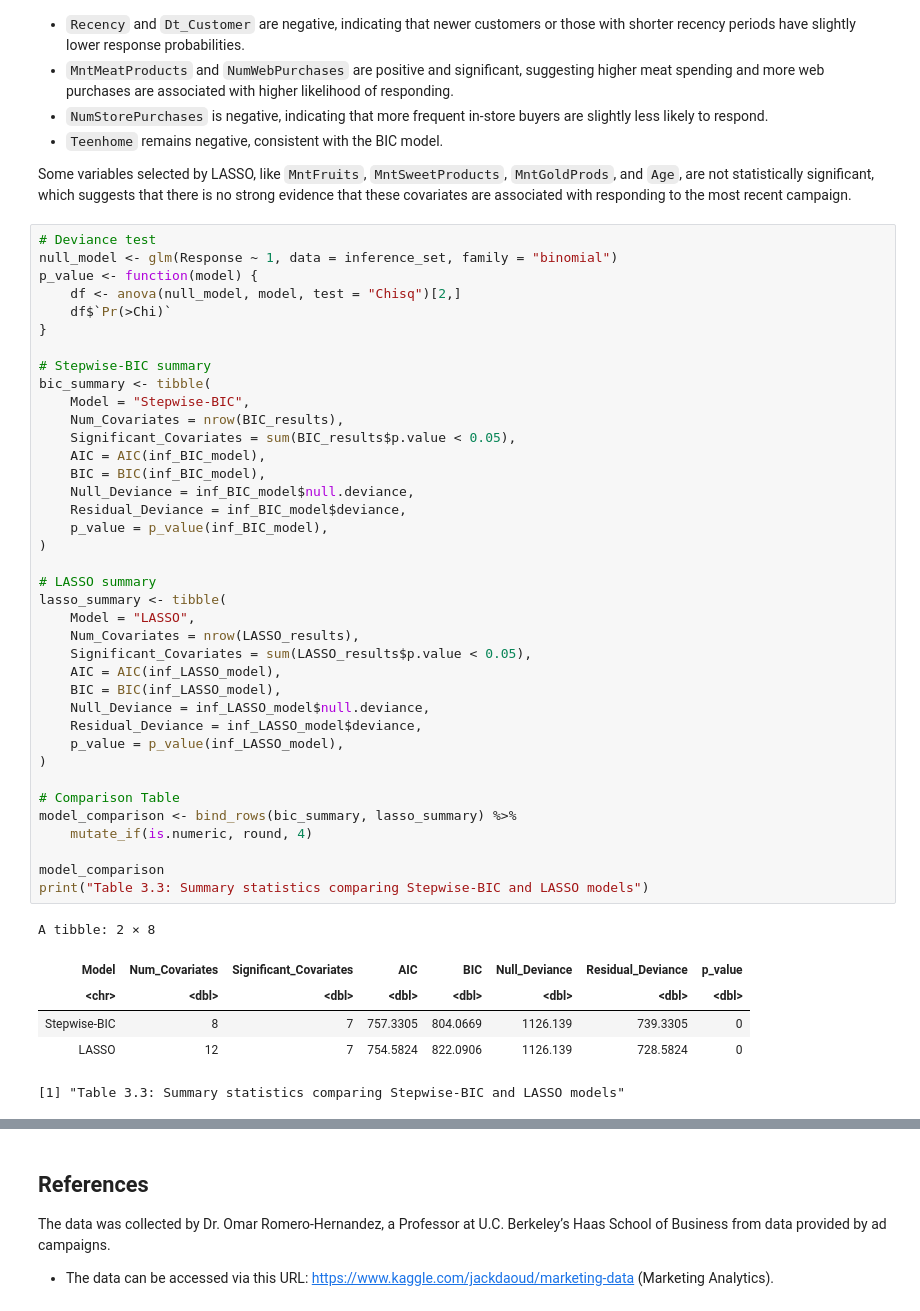
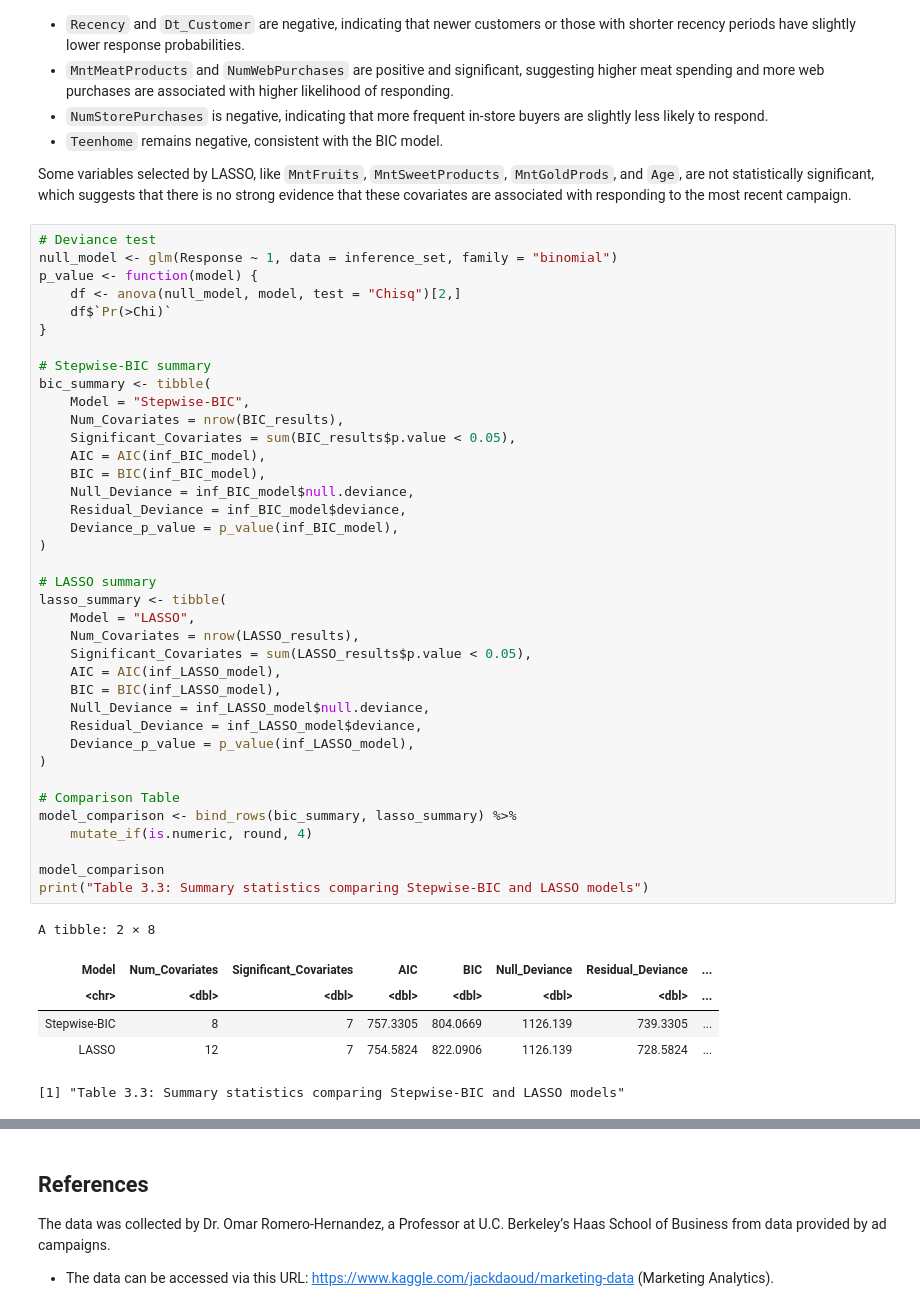
Before and after one commit to nelsonli2323/STAT-301-Project, a Jupyter notebook: Final_Report.ipynb, the cells around one changed output, grey strips where cells are left out. Saved outputs shown, nothing was run; the diff lists cells and outputs as text.

```diff
--- a/Final_Report.ipynb
+++ b/Final_Report.ipynb
@@ -497,39 +520,39 @@ p_value <- function(model) {
 # Stepwise-BIC summary
 bic_summary <- tibble(
     Model = "Stepwise-BIC",
     Num_Covariates = nrow(BIC_results),
     Significant_Covariates = sum(BIC_results$p.value < 0.05),
     AIC = AIC(inf_BIC_model),
     BIC = BIC(inf_BIC_model),
     Null_Deviance = inf_BIC_model$null.deviance,
     Residual_Deviance = inf_BIC_model$deviance,
-    p_value = p_value(inf_BIC_model),
+    Deviance_p_value = p_value(inf_BIC_model),
 )
 
 # LASSO summary
 lasso_summary <- tibble(
     Model = "LASSO",
     Num_Covariates = nrow(LASSO_results),
     Significant_Covariates = sum(LASSO_results$p.value < 0.05),
     AIC = AIC(inf_LASSO_model),
     BIC = BIC(inf_LASSO_model),
     Null_Deviance = inf_LASSO_model$null.deviance,
     Residual_Deviance = inf_LASSO_model$deviance,
-    p_value = p_value(inf_LASSO_model),
+    Deviance_p_value = p_value(inf_LASSO_model),
 )
 
 # Comparison Table
 model_comparison <- bind_rows(bic_summary, lasso_summary) %>%
     mutate_if(is.numeric, round, 4)
 
 model_comparison
 print("Table 3.3: Summary statistics comparing Stepwise-BIC and LASSO models")
 # %% [output]
 A tibble: 2 × 8
-| Model | Num_Covariates | Significant_Covariates | AIC | BIC | Null_Deviance | Residual_Deviance | p_value |
-| <chr> | <dbl> | <dbl> | <dbl> | <dbl> | <dbl> | <dbl> | <dbl> |
-| Stepwise-BIC | 8 | 7 | 757.3305 | 804.0669 | 1126.139 | 739.3305 | 0 |
-| LASSO | 12 | 7 | 754.5824 | 822.0906 | 1126.139 | 728.5824 | 0 |
+| Model | Num_Covariates | Significant_Covariates | AIC | BIC | Null_Deviance | Residual_Deviance | ... |
+| <chr> | <dbl> | <dbl> | <dbl> | <dbl> | <dbl> | <dbl> | ... |
+| Stepwise-BIC | 8 | 7 | 757.3305 | 804.0669 | 1126.139 | 739.3305 | ... |
+| LASSO | 12 | 7 | 754.5824 | 822.0906 | 1126.139 | 728.5824 | ... |
 [1] "Table 3.3: Summary statistics comparing Stepwise-BIC and LASSO models"
 # %% [markdown]
 From Table 3.3, we see that both models have comparable numbers of statistically significant covariates (7 each). The LASSO model includes more covariates overall (12 vs. 8) and has slightly lower residual deviance and AIC, indicating a marginally better fit to the data. However, the Stepwise-BIC model has a lower BIC, reflecting a more parsimonious model that balances fit and complexity. Both models were significantly better than the null model from the results of the deviance test.
```
Also changed, not shown: parts of 13 cells of this notebook.
